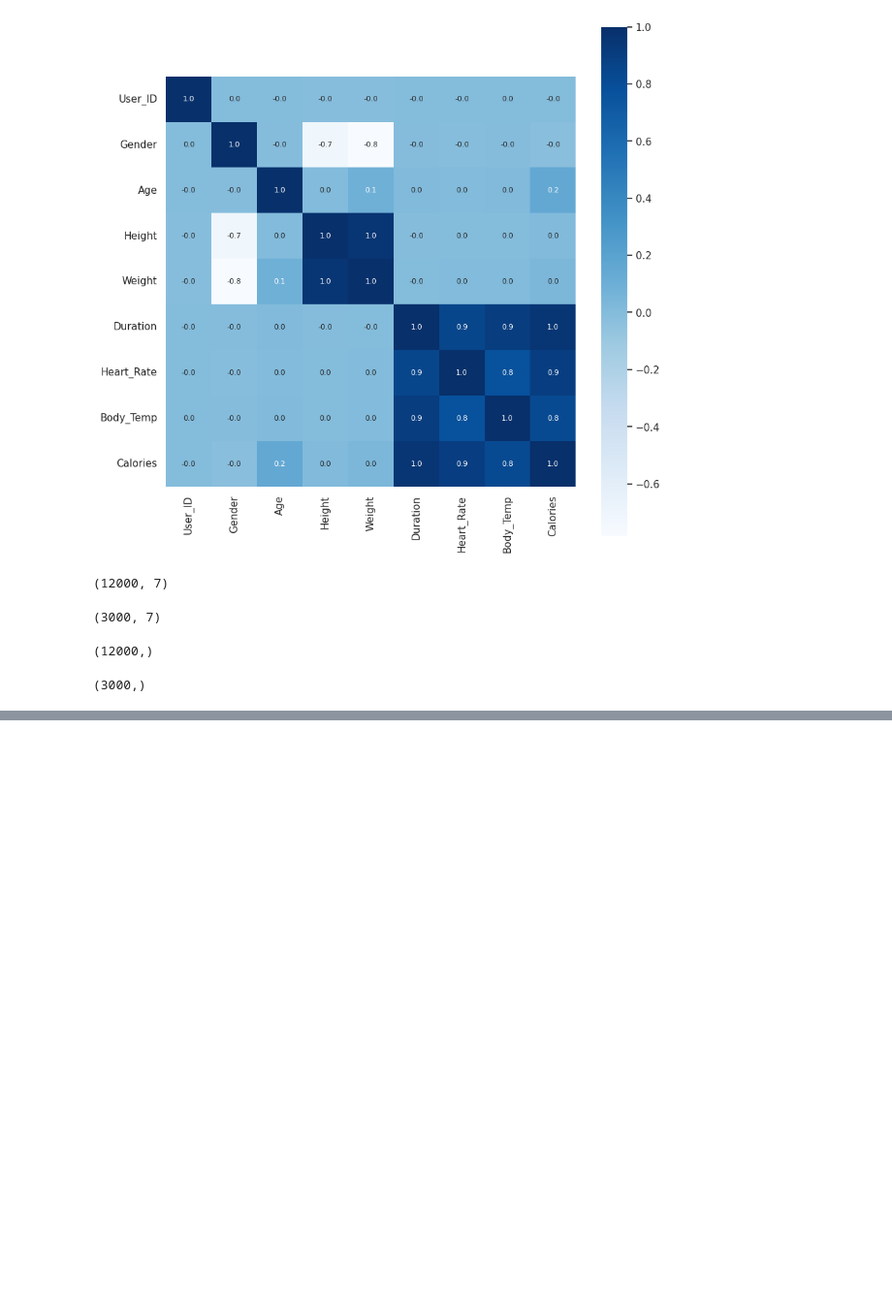
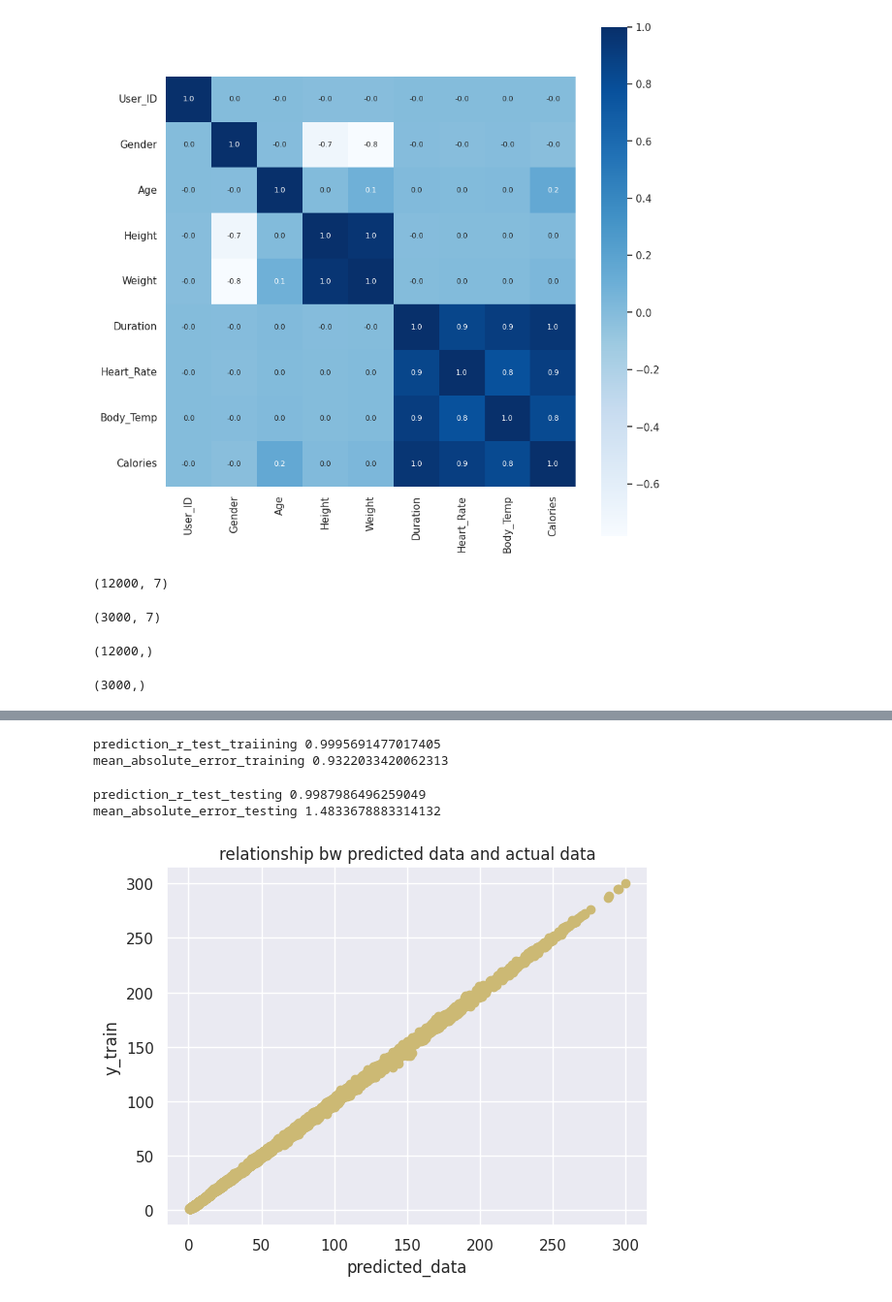
Before and after one commit to mishrasatyam9720-debug/calories-burnt-analysis, a Jupyter notebook: calories_burnt.ipynb, the cells around one changed output, grey strips where cells are left out. Shown at 97% size. Cells and saved outputs as stored; diff of their text form; code cells hidden in the pictures; blank space fills up the shorter version.

```diff
--- a/calories_burnt.ipynb
+++ b/calories_burnt.ipynb
@@ -167,3 +167,7 @@ y_train.shape
 y_test.shape
 # %% [output]
 (3000,)
+# %%
+model=XGBRegressor()
+# %%
+model.fit(x_train, y_train)
@@ -169,0 +186,28 @@ y_test.shape
+# %%
+# trining prediction accuracy ------------
+training_data_prediction=model.predict(x_train)
+r2_test_1=metrics.r2_score(y_train, training_data_prediction)
+mean_absolute_error_training=metrics.mean_absolute_error(training_data_prediction,y_train)
+print("prediction_r_test_traiining",r2_test_1)
+print("mean_absolute_error_training",mean_absolute_error_training)
+# %% [output]
+prediction_r_test_traiining 0.9995691477017405
+mean_absolute_error_training 0.9322033420062313
+# %%
+# test_data_prediction acuuracy ---
+test_data_prediction=model.predict(x_test)
+r2_test=metrics.r2_score(test_data_prediction,y_test)
+mean_absolute_error_testing=metrics.mean_absolute_error(test_data_prediction,y_test)
+print("prediction_r_test_testing",r2_test)
+print("mean_absolute_error_testing",mean_absolute_error_testing)
+# %% [output]
+prediction_r_test_testing 0.9987986496259049
+mean_absolute_error_testing 1.4833678883314132
+# %%
+plt.scatter(training_data_prediction,y_train,color="y")
+plt.xlabel("predicted_data")
+plt.ylabel("y_train")
+plt.title("relationship bw predicted data and actual data")
+plt.show()
+# %% [output]
+[figure, added]
```
Also changed, not shown: parts of 3 cells of this notebook.
